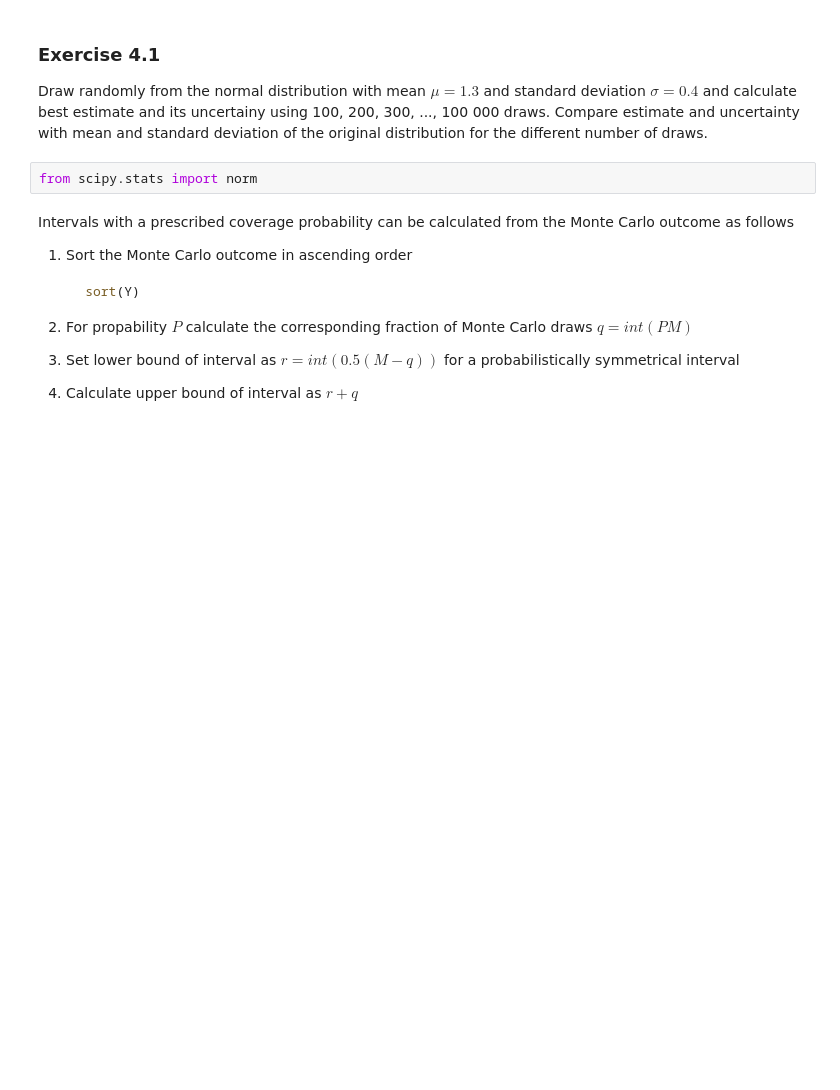
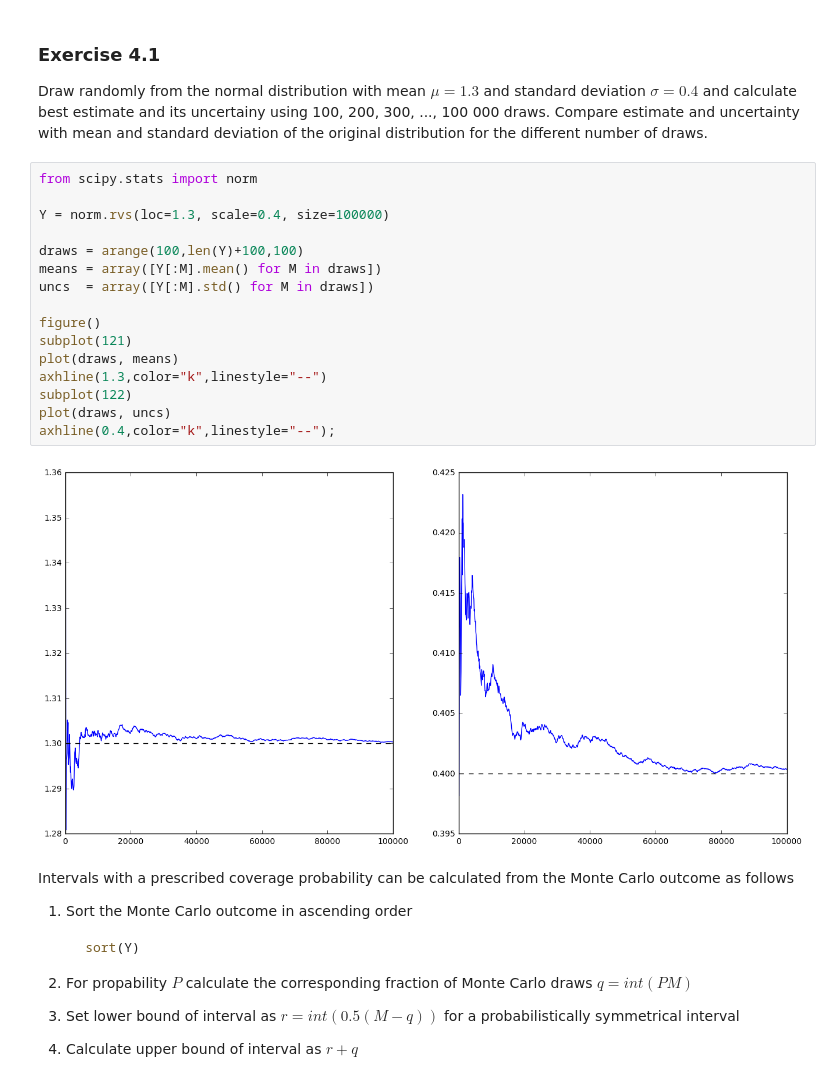
Before and after one commit to eichstaedtPTB/MonteCarloHandsOn, a Jupyter notebook: 05 Summarizing the Monte Carlo output.ipynb, the cells around one changed output. Drawn from its saved outputs; the diff is of its cells as text; blank space fills up the shorter version.

```diff
--- a/05 Summarizing the Monte Carlo output.ipynb
+++ b/05 Summarizing the Monte Carlo output.ipynb
@@ -33,8 +33,24 @@ u_y =& std\{ y^{(k)}, k=1,\ldots,M\} \\
 ### Exercise 4.1
 
 Draw randomly from the normal distribution with mean $\mu=1.3$ and standard deviation $\sigma=0.4$ and calculate best estimate and its uncertainy using 100, 200, 300, ..., 100 000 draws. Compare estimate and uncertainty with mean and standard deviation of the original distribution for the different number of draws.
-# %%
-from scipy.stats import norm
+# %%
+from scipy.stats import norm
+
+Y = norm.rvs(loc=1.3, scale=0.4, size=100000)
+
+draws = arange(100,len(Y)+100,100)
+means = array([Y[:M].mean() for M in draws])
+uncs  = array([Y[:M].std() for M in draws])
+
+figure()
+subplot(121)
+plot(draws, means)
+axhline(1.3,color="k",linestyle="--")
+subplot(122)
+plot(draws, uncs)
+axhline(0.4,color="k",linestyle="--");
+# %% [output]
+[figure, added]
 # %% [markdown]
 Intervals with a prescribed coverage probability can be calculated from the Monte Carlo outcome as follows
 
```
Also changed, not shown: parts of 7 cells of this notebook, 3 other files.
